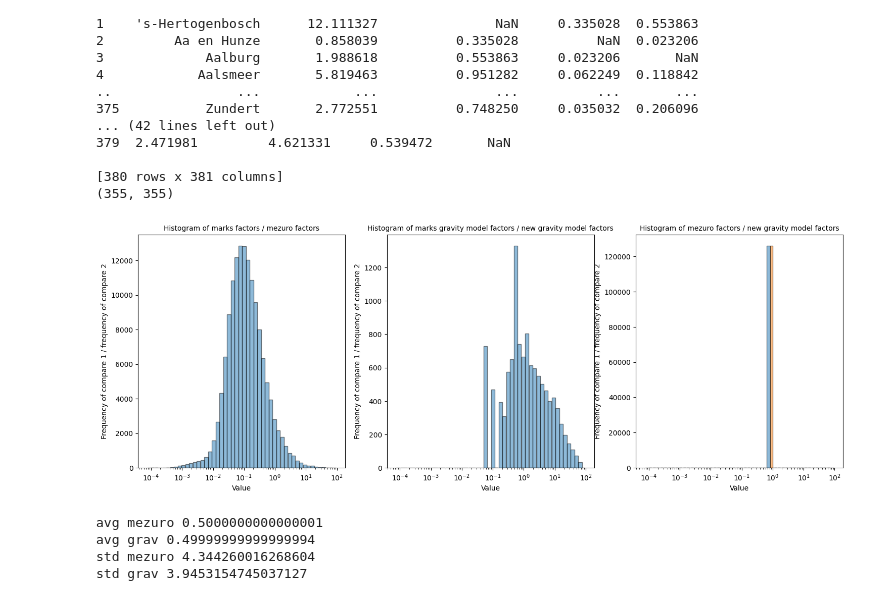
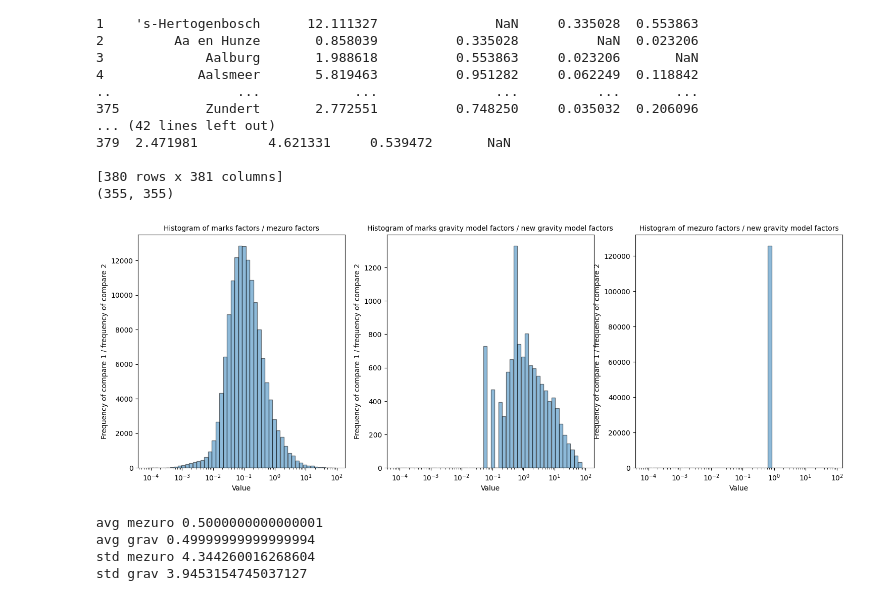
Before and after one commit to larsdekwant/covid-gravity-model, a Jupyter notebook: Analysis/Mobility_comparison.ipynb, the cells around one changed output. Drawn from its saved outputs; the diff is of its cells as text; code cells hidden in the pictures.

Commit message:
Mob comparison some small changes to check histograms.

```diff
--- a/Analysis/Mobility_comparison.ipynb
+++ b/Analysis/Mobility_comparison.ipynb
@@ -126,41 +126,41 @@ ax[1].bar(bin_edges[:-1] - width/2, hist1, width=width, edgecolor='black', alpha
 ax[1].bar(bin_edges[:-1] + width/2, hist_divided, width=width, edgecolor='black', alpha=0.5, label='Divided Histogram')
 
 ax[1].set_xlabel('Value')
 ax[1].set_ylabel('Frequency of compare 1 / frequency of compare 2')
 ax[1].set_title('Histogram of marks gravity model factors / new gravity model factors', fontsize=10)
 ax[1].set_xscale("log")
 
 
 
 compare1 = mez_freq_new.flatten()
 compare2 = grav3_freq.flatten()
-compare1 = compare1[np.isfinite(compare1)]
-compare2 = compare2[np.isfinite(compare2)]
+# compare1 = compare1[np.isfinite(compare1)]
+# compare2 = compare2[np.isfinite(compare2)]
 
 bins = np.logspace(-4, 2)
-hist1, bin_edges = np.histogram(np.isfinite(compare1), bins=bins)
-hist2, _ = np.histogram(compare2, bins=bins)
+hist1, bin_edges = np.histogram(np.isfinite(compare1- compare2), bins=bins)
+# hist2, _ = np.histogram(compare2, bins=bins)
 
 # Divide the values in the bins of hist1 by the values in hist2
-hist_divided = hist1 / hist2
-hist_divided = hist1
+# hist_divided = hist1 / hist2
+# hist_divided = hist1
 
 # Plot the original histogram
 width = np.diff(bin_edges) * 0.72  # Reduce width to avoid overlap
 
 # Plot hist1 with some offset to the left
 ax[2].bar(bin_edges[:-1] - width/2, hist1, width=width, edgecolor='black', alpha=0.5, label='Original Histogram')
 
 # Plot hist_divided with some offset to the right
-ax[2].bar(bin_edges[:-1] + width/2, hist_divided, width=width, edgecolor='black', alpha=0.5, label='Divided Histogram')
+# ax[2].bar(bin_edges[:-1] + width/2, hist1, width=width, edgecolor='black', alpha=0.5, label='Divided Histogram')
 
 ax[2].set_xlabel('Value')
 ax[2].set_ylabel('Frequency of compare 1 / frequency of compare 2')
 ax[2].set_title('Histogram of mezuro factors / new gravity model factors', fontsize=10)
 ax[2].set_xscale("log")
 plt.show()
 # %% [output]
-[figure, old version]
+[figure, new version]
 # %%
 compare1 = grav_freq.flatten()
 compare2 = grav3_freq.flatten()
```
